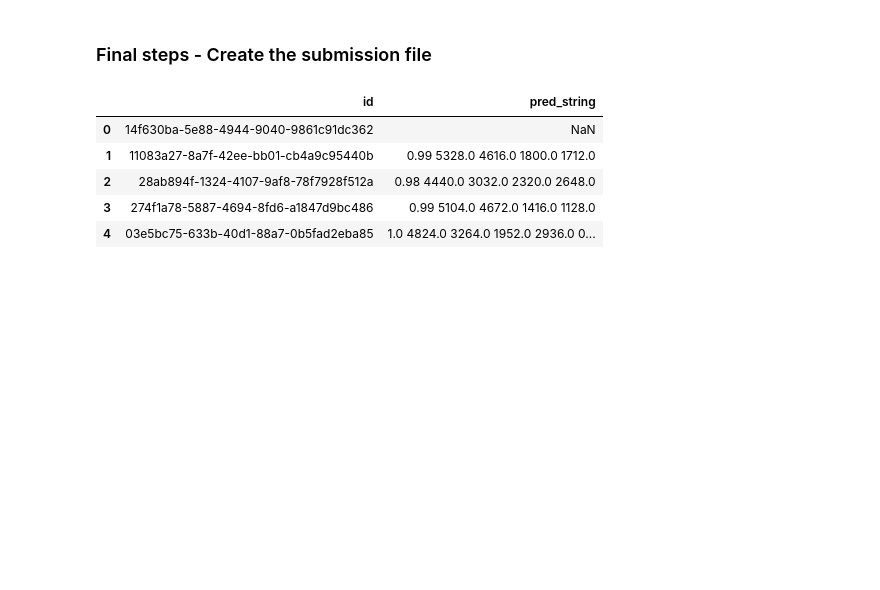
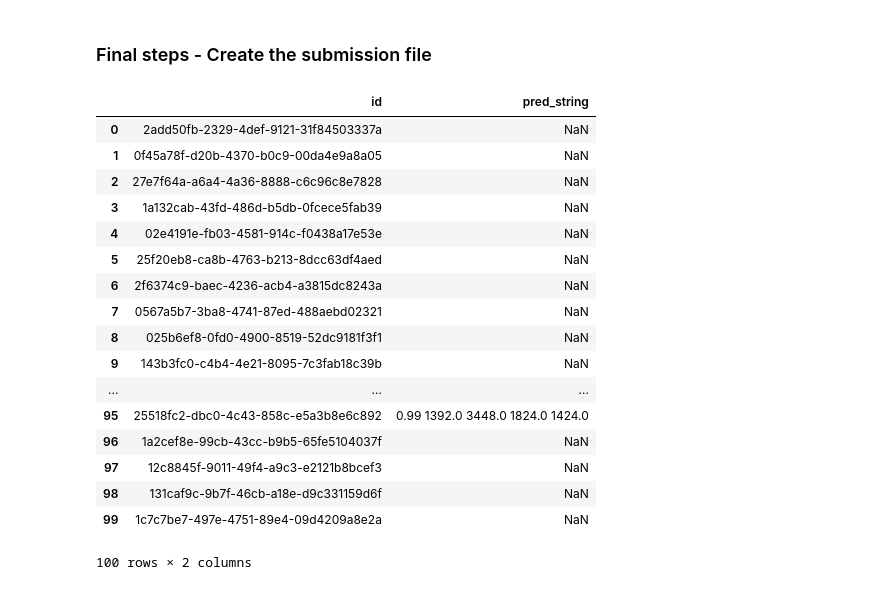
Before and after one commit to mdai/ml-lessons, a Jupyter notebook: lesson3-rsna-pneumonia-detection-kaggle.ipynb, the cells around one changed output. Drawn from its saved outputs; the diff is of its cells as text; code cells hidden in the pictures; blank space fills up the shorter version.

```diff
--- a/lesson3-rsna-pneumonia-detection-kaggle.ipynb
+++ b/lesson3-rsna-pneumonia-detection-kaggle.ipynb
@@ -569,11 +590,23 @@ sample_submission_fp = 'sample_submission.csv'
 predict(test_image_fps[:100], filepath=sample_submission_fp)
 # %%
 output = pd.read_csv(sample_submission_fp, names=['id', 'pred_string'])
-output.head()
+output.head(100)
 # %% [output]
 |  | id | pred_string |
-| 0 | 14f630ba-5e88-4944-9040-9861c91dc362 | NaN |
-| 1 | 11083a27-8a7f-42ee-bb01-cb4a9c95440b | 0.99 5328.0 4616.0 1800.0 1712.0 |
-| 2 | 28ab894f-1324-4107-9af8-78f7928f512a | 0.98 4440.0 3032.0 2320.0 2648.0 |
-| 3 | 274f1a78-5887-4694-8fd6-a1847d9bc486 | 0.99 5104.0 4672.0 1416.0 1128.0 |
-| 4 | 03e5bc75-633b-40d1-88a7-0b5fad2eba85 | 1.0 4824.0 3264.0 1952.0 2936.0 0... |
+| 0 | 2add50fb-2329-4def-9121-31f84503337a | NaN |
+| 1 | 0f45a78f-d20b-4370-b0c9-00da4e9a8a05 | NaN |
+| 2 | 27e7f64a-a6a4-4a36-8888-c6c96c8e7828 | NaN |
+| 3 | 1a132cab-43fd-486d-b5db-0fcece5fab39 | NaN |
+| 4 | 02e4191e-fb03-4581-914c-f0438a17e53e | NaN |
+| 5 | 25f20eb8-ca8b-4763-b213-8dcc63df4aed | NaN |
+| 6 | 2f6374c9-baec-4236-acb4-a3815dc8243a | NaN |
+| 7 | 0567a5b7-3ba8-4741-87ed-488aebd02321 | NaN |
+| 8 | 025b6ef8-0fd0-4900-8519-52dc9181f3f1 | NaN |
+| 9 | 143b3fc0-c4b4-4e21-8095-7c3fab18c39b | NaN |
+| ... | ... | ... |
+| 95 | 25518fc2-dbc0-4c43-858c-e5a3b8e6c892 | 0.99 1392.0 3448.0 1824.0 1424.0 |
+| 96 | 1a2cef8e-99cb-43cc-b9b5-65fe5104037f | NaN |
+| 97 | 12c8845f-9011-49f4-a9c3-e2121b8bcef3 | NaN |
+| 98 | 131caf9c-9b7f-46cb-a18e-d9c331159d6f | NaN |
+| 99 | 1c7c7be7-497e-4751-89e4-09d4209a8e2a | NaN |
+100 rows × 2 columns
```
Also changed, not shown: parts of 14 cells of this notebook.
